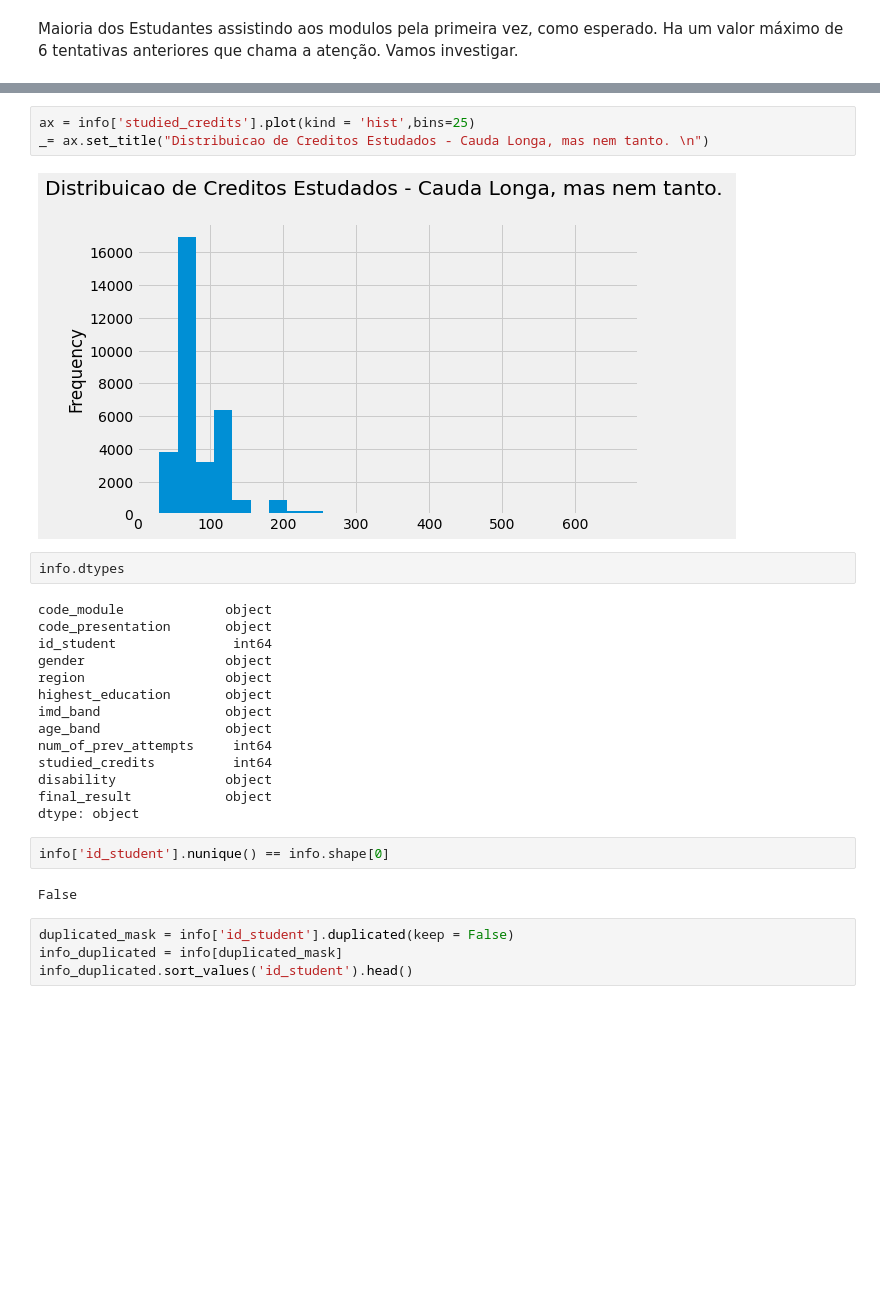
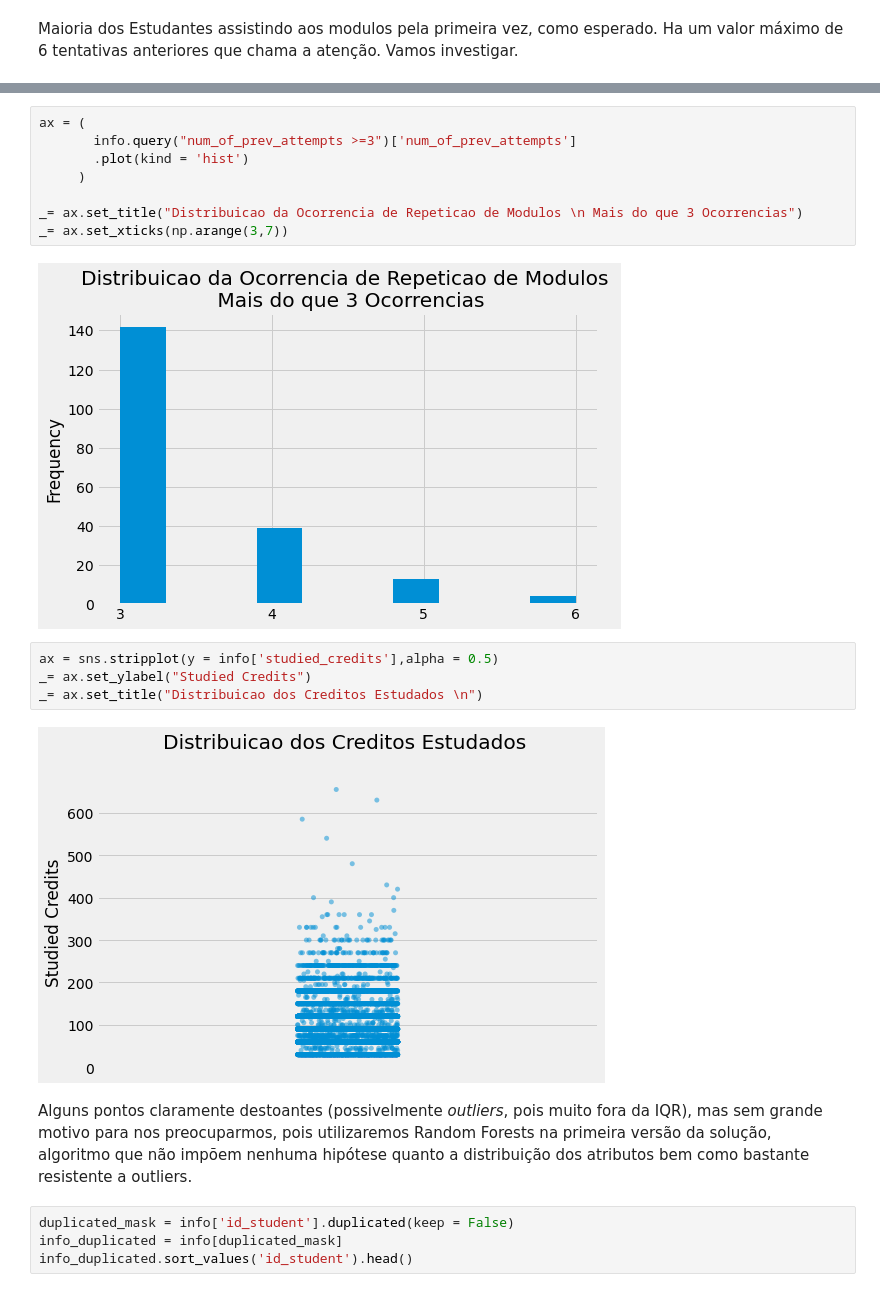
Before and after one commit to Schots/OULAD-Trybe, a Jupyter notebook: Trybe-Oulad-Experimentos.ipynb, the cells around one changed output, grey strips where cells are left out. Cells and saved outputs as stored; diff of their text form; blank space fills up the shorter version.

```diff
--- a/Trybe-Oulad-Experimentos.ipynb
+++ b/Trybe-Oulad-Experimentos.ipynb
@@ -115,28 +87,21 @@ _= ax.set_title("Distribuicao da Ocorrencia de Repeticao de Modulos \n")
+# %%
+ax = (
+       info.query("num_of_prev_attempts >=3")['num_of_prev_attempts']
+       .plot(kind = 'hist')
+     )
+
+_= ax.set_title("Distribuicao da Ocorrencia de Repeticao de Modulos \n Mais do que 3 Ocorrencias")
+_= ax.set_xticks(np.arange(3,7))
+# %% [output]
+[figure, added]
 # %%
-ax = info['studied_credits'].plot(kind = 'hist',bins=25)
-_= ax.set_title("Distribuicao de Creditos Estudados - Cauda Longa, mas nem tanto. \n")
+ax = sns.stripplot(y = info['studied_credits'],alpha = 0.5)
+_= ax.set_ylabel("Studied Credits")
+_= ax.set_title("Distribuicao dos Creditos Estudados \n")
 # %% [output]
-[figure, old version]
+[figure, new version]
-# %%
-info.dtypes
-# %% [output]
-code_module             object
-code_presentation       object
-id_student               int64
-gender                  object
-region                  object
-highest_education       object
-imd_band                object
-age_band                object
-num_of_prev_attempts     int64
-studied_credits          int64
-disability              object
-final_result            object
-dtype: object
-# %%
-info['id_student'].nunique() == info.shape[0]
-# %% [output]
-False
+# %% [markdown]
+Alguns pontos claramente destoantes (possivelmente *outliers*, pois muito fora da IQR), mas sem grande motivo para nos preocuparmos, pois utilizaremos Random Forests na primeira versão da solução, algoritmo que não impõem nenhuma hipótese quanto a distribuição dos atributos bem como bastante resistente a outliers.
 # %%
 duplicated_mask = info['id_student'].duplicated(keep = False)
 info_duplicated = info[duplicated_mask]
```
Also changed, not shown: parts of 43 cells of this notebook.
